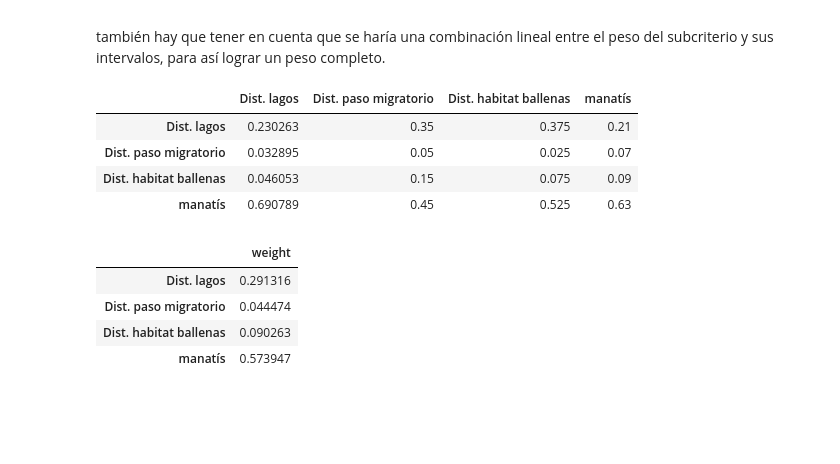
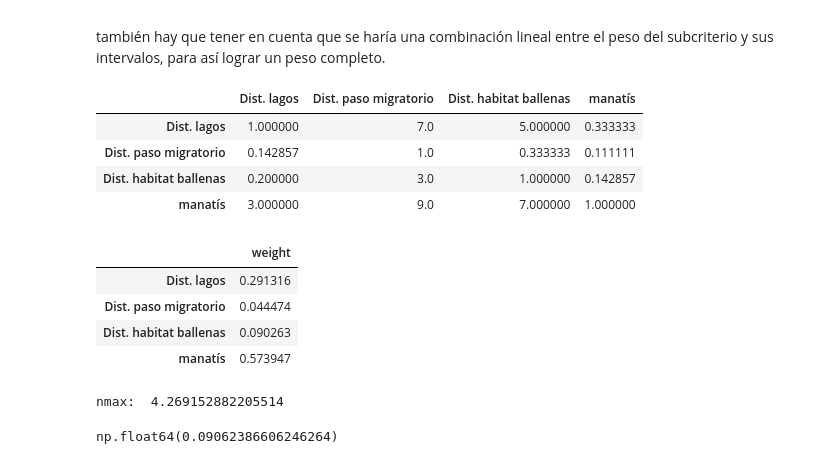
Before and after one commit to smartinezg2018/ahpAmbiental, a Jupyter notebook: ahp.ipynb, the cells around one changed output. Saved outputs shown, nothing was run; the diff lists cells and outputs as text; code cells hidden in the pictures; blank space fills up the shorter version.

```diff
--- a/ahp.ipynb
+++ b/ahp.ipynb
@@ -93,22 +93,22 @@ matrix = np.array([
 ])
 # %%
 def normalize_matrix(matrix):
-    matrix = matrix.transpose()
-    for i in range(len(matrix)):
-        sum = matrix[i].sum()
-        for j in range(len(matrix[i])):
-            matrix[i][j] = matrix[i][j]/sum
-    return matrix.transpose()
-normalize_matrix(matrix)
+    norm_matrix = matrix.transpose().copy()
+    for i in range(len(norm_matrix)):
+        sum = norm_matrix[i].sum()
+        for j in range(len(norm_matrix[i])):
+            norm_matrix[i][j] = norm_matrix[i][j]/sum
+    return norm_matrix.transpose()
+norm_matrix = normalize_matrix(matrix)
 # matrix
 cols = ['Dist. lagos','Dist. paso migratorio','Dist. habitat ballenas','manatís']
 pd.DataFrame(matrix,columns = cols, index = cols)
 # %% [output]
 |  | Dist. lagos | Dist. paso migratorio | Dist. habitat ballenas | manatís |
-| Dist. lagos | 0.230263 | 0.35 | 0.375 | 0.21 |
-| Dist. paso migratorio | 0.032895 | 0.05 | 0.025 | 0.07 |
-| Dist. habitat ballenas | 0.046053 | 0.15 | 0.075 | 0.09 |
-| manatís | 0.690789 | 0.45 | 0.525 | 0.63 |
+| Dist. lagos | 1.000000 | 7.0 | 5.000000 | 0.333333 |
+| Dist. paso migratorio | 0.142857 | 1.0 | 0.333333 | 0.111111 |
+| Dist. habitat ballenas | 0.200000 | 3.0 | 1.000000 | 0.142857 |
+| manatís | 3.000000 | 9.0 | 7.000000 | 1.000000 |
 # %%
 def calculate_weights(matrix):
     weights = []
@@ -124,3 +124,32 @@ pd.DataFrame(weights, index = cols, columns= ['weight'])
 | Dist. paso migratorio | 0.044474 |
 | Dist. habitat ballenas | 0.090263 |
 | manatís | 0.573947 |
+# %%
+nmax = sum(np.dot(matrix,weights))
+print('nmax: ',nmax)
+# %% [output]
+nmax:  4.269152882205514
+# %%
+RI = {
+    1: 0.00,
+    2: 0.00,
+    3: 0.58,
+    4: 0.90,
+    5: 1.12,
+    6: 1.24,
+    7: 1.32,
+    8: 1.41,
+    9: 1.45,
+    10: 1.49,
+    11: 1.51,
+    12: 1.48,
+    13: 1.56,
+    14: 1.57,
+    15: 1.59
+}
+n = len(matrix[0])
+IC = (nmax-n)/(n-1)
+CA = 1.98*(n-2)/n
+IC/CA
+# %% [output]
+np.float64(0.09062386606246264)
```
Also changed, not shown: parts of 1 cell of this notebook.
